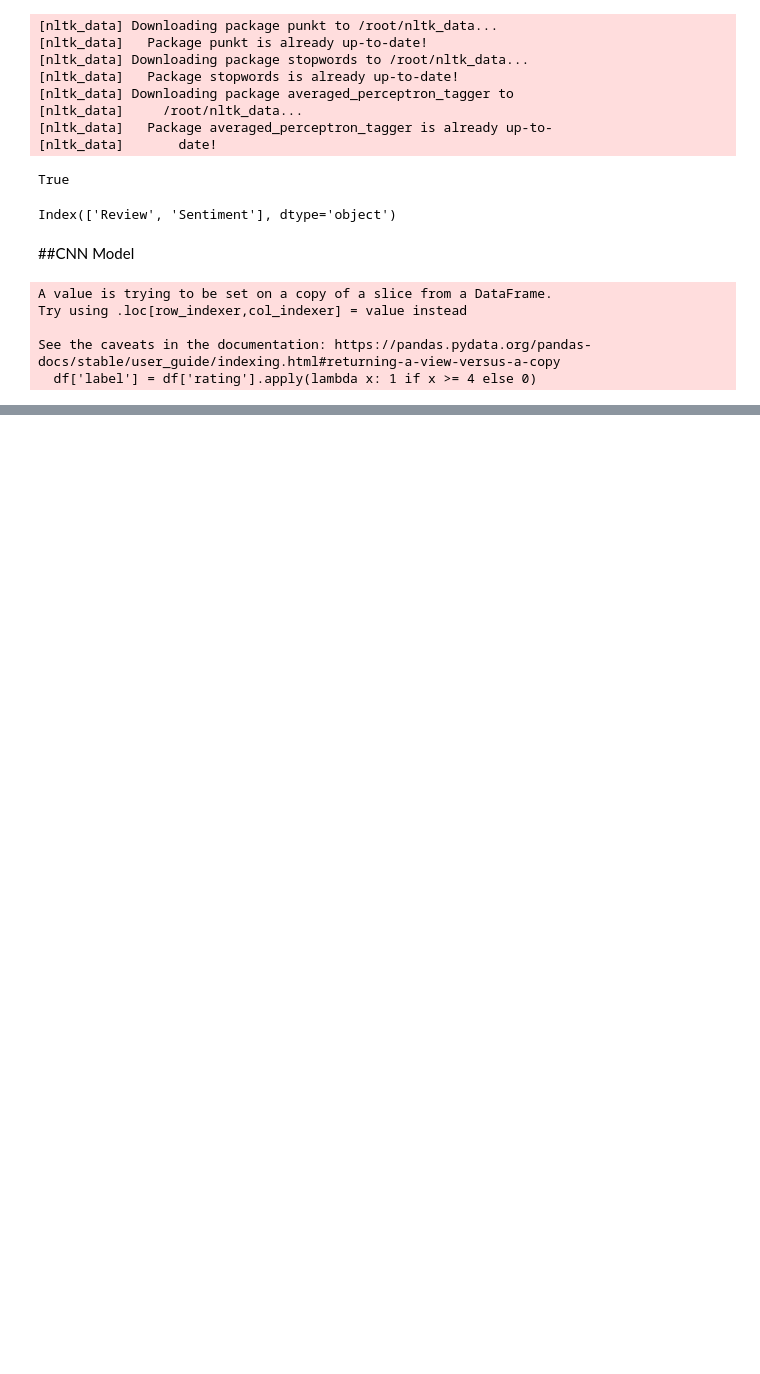
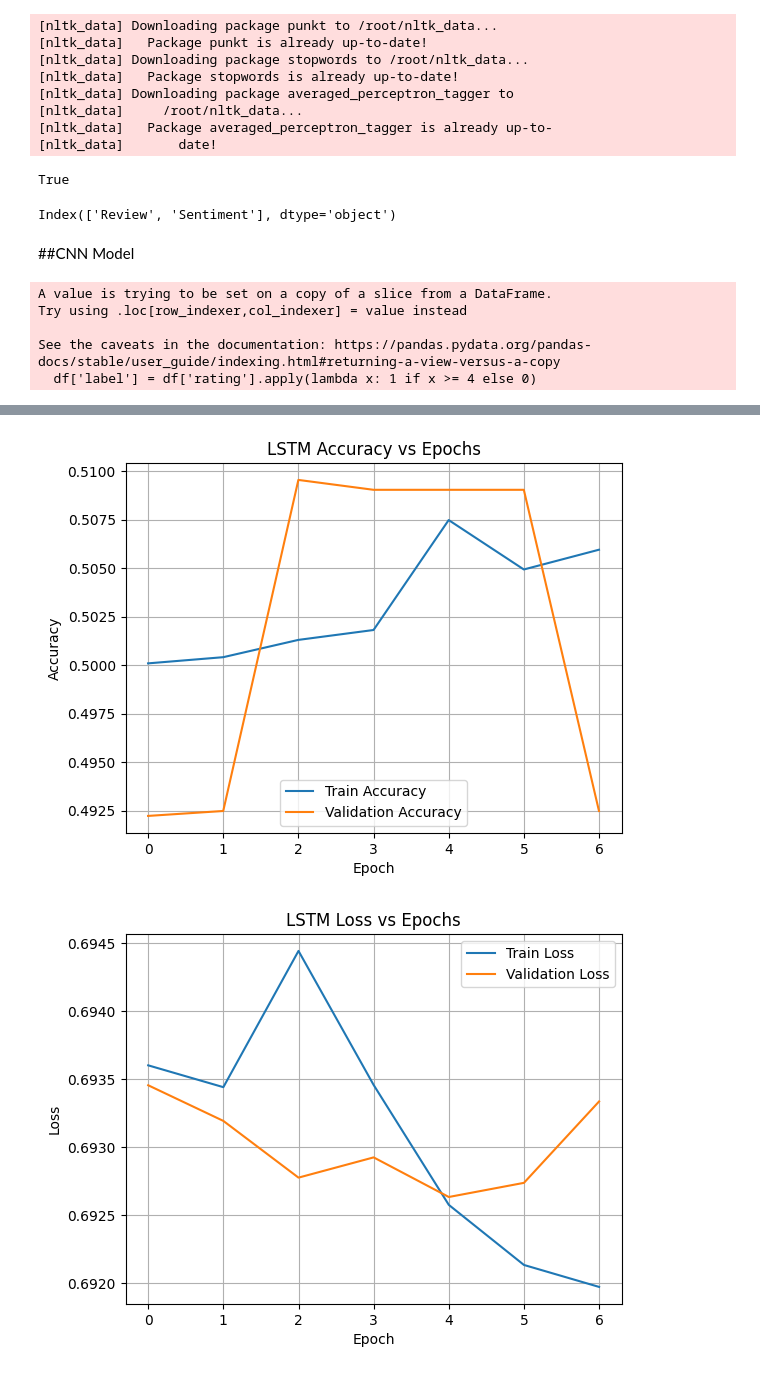
Before and after one commit to keerthanab2201/Sentiment-Analysis-using-Deep-Learning, a Jupyter notebook: sentiment_analysis.ipynb, the cells around one changed output, grey strips where cells are left out. Cells and saved outputs as stored; diff of their text form; code cells hidden in the pictures; blank space fills up the shorter version.

```diff
--- a/sentiment_analysis.ipynb
+++ b/sentiment_analysis.ipynb
@@ -358,0 +513,7 @@ Specificity  : 0.8112
+# %%
+# Define early stopping
+early_stop_lstm = EarlyStopping(
+    monitor='val_loss',
+    patience=2,
+    restore_best_weights=True
+)
@@ -358,0 +533,13 @@ Specificity  : 0.8112
+# %%
+# Compile model
+lstm_model.compile(optimizer=Adam(), loss='binary_crossentropy', metrics=['accuracy'])
+# %%
+# Train model
+history_lstm = lstm_model.fit(
+    X_train, y_train,
+    batch_size=batch_size,
+    epochs=epochs,
+    validation_data=(X_test, y_test),
+    callbacks=[early_stop_lstm],
+    verbose=1
+)
@@ -358,0 +599,25 @@ Specificity  : 0.8112
+# %%
+import matplotlib.pyplot as plt
+
+# Accuracy Plot
+plt.plot(history_lstm.history['accuracy'], label='Train Accuracy')
+plt.plot(history_lstm.history['val_accuracy'], label='Validation Accuracy')
+plt.title('LSTM Accuracy vs Epochs')
+plt.xlabel('Epoch')
+plt.ylabel('Accuracy')
+plt.legend()
+plt.grid(True)
+plt.show()
+
+# Loss Plot
+plt.plot(history_lstm.history['loss'], label='Train Loss')
+plt.plot(history_lstm.history['val_loss'], label='Validation Loss')
+plt.title('LSTM Loss vs Epochs')
+plt.xlabel('Epoch')
+plt.ylabel('Loss')
+plt.legend()
+plt.grid(True)
+plt.show()
+# %% [output]
+[figure, added]
+[figure, added]
```
Also changed, not shown: parts of 24 cells of this notebook.
